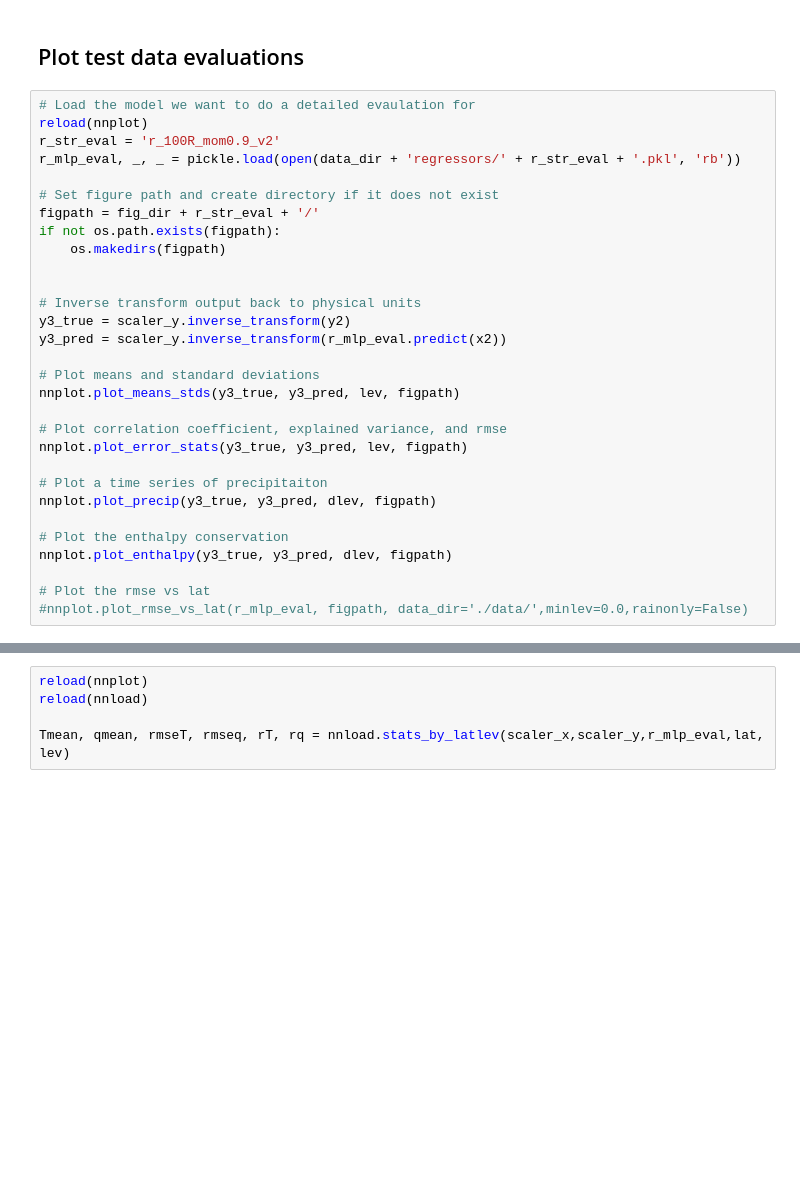
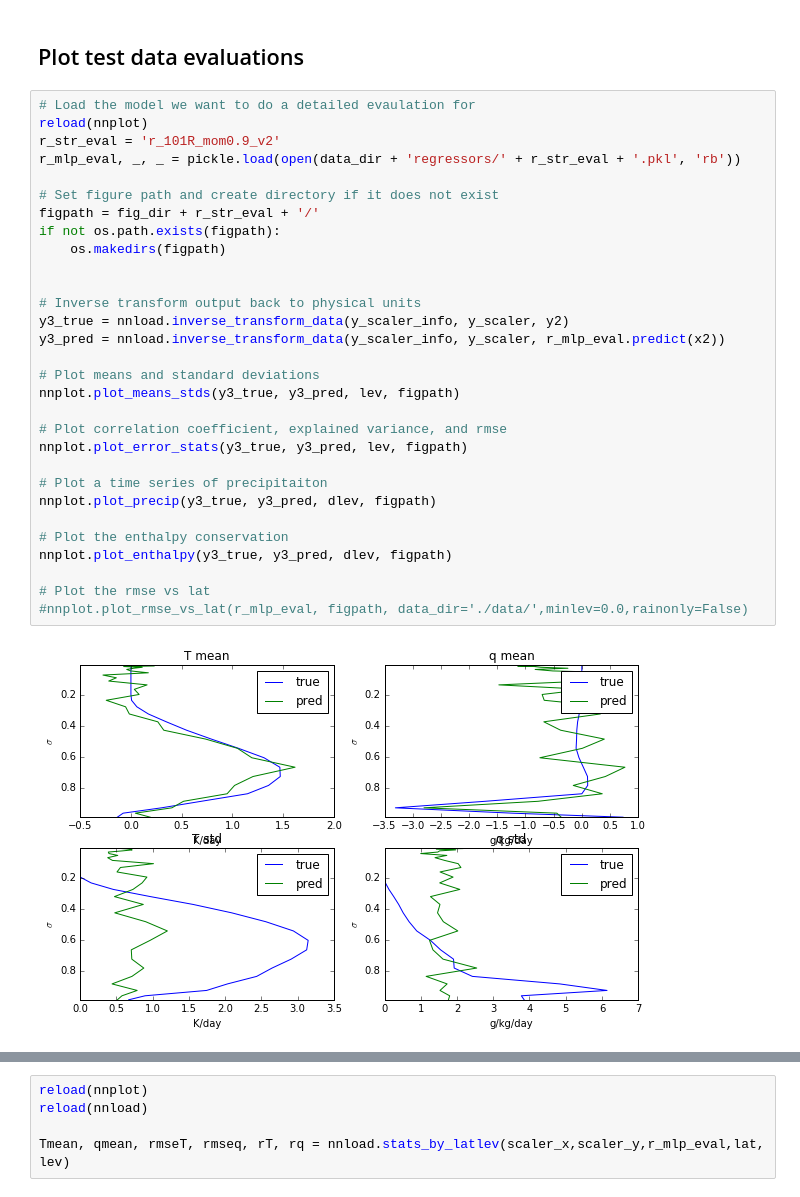
Before and after one commit to jgdwyer/ML-convection, a Jupyter notebook: Neural Network Workbook.ipynb, the cells around one changed output, grey strips where cells are left out. Drawn from its saved outputs; the diff is of its cells as text; blank space fills up the shorter version.

```diff
--- a/Neural Network Workbook.ipynb
+++ b/Neural Network Workbook.ipynb
@@ -85,30 +105,32 @@ nntrain.plot_model_error_over_time(r_errors, r_str, fig_dir + 'compare/','r')
 # %%
 # Load the model we want to do a detailed evaulation for
 reload(nnplot)
-r_str_eval = 'r_100R_mom0.9_v2'
+r_str_eval = 'r_101R_mom0.9_v2'
 r_mlp_eval, _, _ = pickle.load(open(data_dir + 'regressors/' + r_str_eval + '.pkl', 'rb'))
 
 # Set figure path and create directory if it does not exist
 figpath = fig_dir + r_str_eval + '/'
 if not os.path.exists(figpath):
     os.makedirs(figpath)
 
 
 # Inverse transform output back to physical units
-y3_true = scaler_y.inverse_transform(y2)
-y3_pred = scaler_y.inverse_transform(r_mlp_eval.predict(x2))
+y3_true = nnload.inverse_transform_data(y_scaler_info, y_scaler, y2)
+y3_pred = nnload.inverse_transform_data(y_scaler_info, y_scaler, r_mlp_eval.predict(x2))
 
 # Plot means and standard deviations
 nnplot.plot_means_stds(y3_true, y3_pred, lev, figpath)
 
 # Plot correlation coefficient, explained variance, and rmse
 nnplot.plot_error_stats(y3_true, y3_pred, lev, figpath)
 
 # Plot a time series of precipitaiton
 nnplot.plot_precip(y3_true, y3_pred, dlev, figpath)
 
 # Plot the enthalpy conservation
 nnplot.plot_enthalpy(y3_true, y3_pred, dlev, figpath)
 
 # Plot the rmse vs lat
 #nnplot.plot_rmse_vs_lat(r_mlp_eval, figpath, data_dir='./data/',minlev=0.0,rainonly=False)
+# %% [output]
+[figure, added]
```
Also changed, not shown: parts of 8 cells of this notebook, 48 other files.
